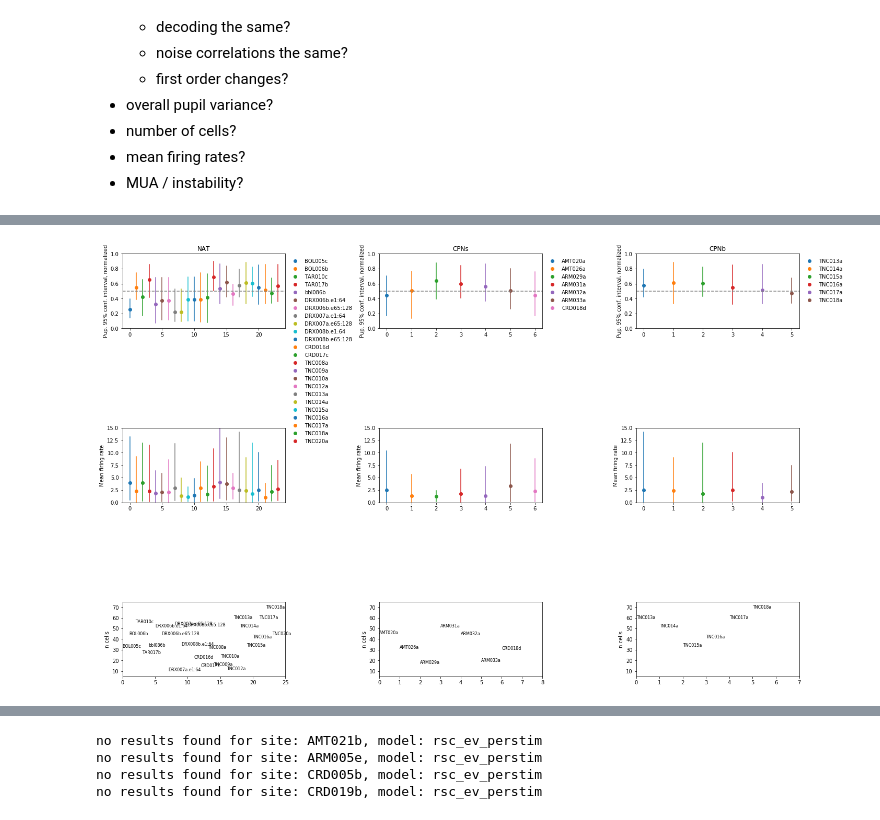
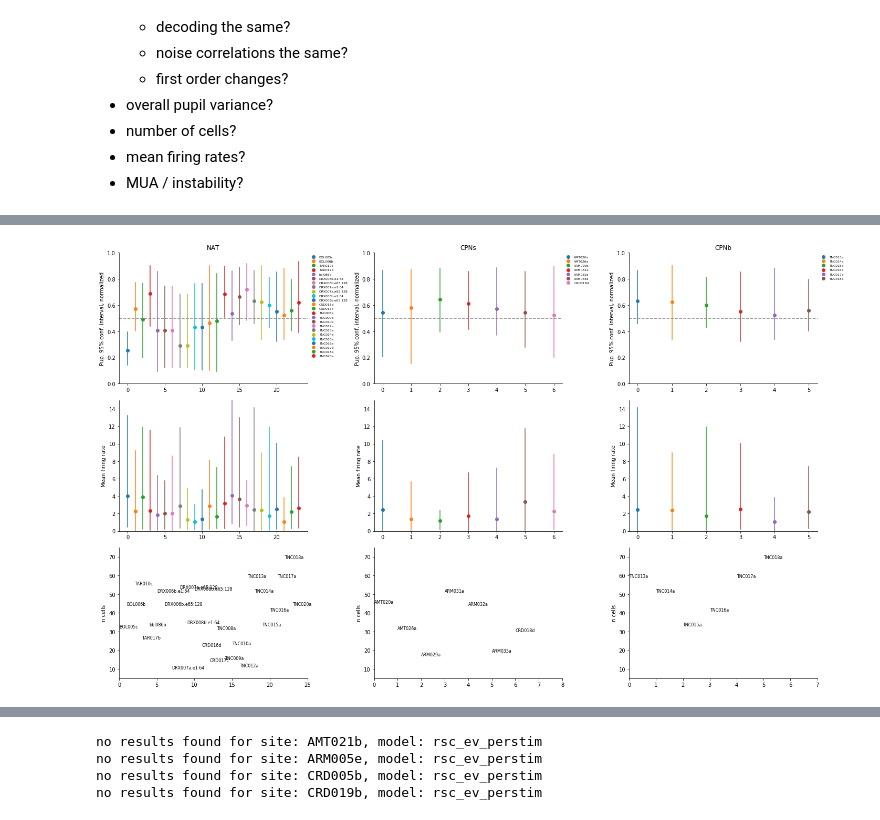
Before and after one commit to crheller/nat_pup_ms, a Jupyter notebook: qc/dataset_comparison.ipynb, the cells around one changed output, grey strips where cells are left out. Saved outputs shown, nothing was run; the diff lists cells and outputs as text; code cells hidden in the pictures.

```diff
--- a/qc/dataset_comparison.ipynb
+++ b/qc/dataset_comparison.ipynb
@@ -15,6 +15,7 @@ import sys; sys.path.append("/auto/users/hellerc/code/projects/nat_pupil_ms/")
 from global_settings import CPN_SITES, HIGHR_SITES
 import charlieTools.nat_sounds_ms.decoding as decoding
 import charlieTools.nat_sounds_ms.preprocessing as cpreproc
+from nems_lbhb.analysis.statistics import get_bootstrapped_sample, get_direct_prob
 import load_results as ld
 from path_settings import DPRIME_DIR, PY_FIGURES_DIR, PY_FIGURES_DIR2, CACHE_PATH, REGRESSION
 
@@ -23,4 +24,7 @@ import seaborn as sns
 import pandas as pd
 import numpy as np
 import os
+import matplotlib as mpl
+mpl.rcParams['axes.spines.right'] = False
+mpl.rcParams['axes.spines.top'] = False
 # %% [output]
@@ -67,36 +99,36 @@ f, ax = plt.subplots(3, 3, figsize=(20, 12))
 for i, (sites, dataset) in enumerate(zip([nat_data, cpns_data, cpnb_data], ['NAT', 'CPNs', 'CPNb'])):
 #for i, (sites, dataset) in enumerate(zip([nat_data], ['NAT'])):
     for j, s in enumerate(sites):
         # pupil
         p = rdata[s][2][:, :, :, ~rdata[s][1][0, 0, 0, :]].squeeze() # X_pup, keep evoked data
-        p /= rdata[s][-1] #p.max()
+        p /= p.max() #rdata[s][-1] #p.max()
         ax[0, i].plot(j, p.mean(), 'o', label=s)
         ax[0, i].plot([j, j], [np.quantile(p, 0.025), np.quantile(p, 0.975)], color=ax[0, i].get_lines()[-1].get_color())
         # firing rate
         r = rdata[s][0][:, :, :, ~rdata[s][1][0, 0, 0, :]].squeeze()
         ur = r.mean(axis=(1,2,3))
         ax[1, i].plot(j, ur.mean(), 'o', label=s)
         ax[1, i].plot([j, j], [np.quantile(ur, 0.025), np.quantile(ur, 0.975)], color=ax[1, i].get_lines()[-1].get_color())
 
         #ax[2, i].plot(j, len(ur), 'o')
         ax[2, i].text(j, len(ur), s, fontsize=8)
 
-    ax[0, i].legend(bbox_to_anchor=(1, 1), loc='upper left', frameon=False)
+    ax[0, i].legend(bbox_to_anchor=(1, 1), loc='upper left', frameon=False, fontsize=6)
     ax[0, i].set_ylim((0, 1))
     ax[0, i].axhline(0.5, linestyle='--', color='grey')
     ax[0, i].set_title(dataset)
     ax[0, i].set_ylabel("Pup. 95% conf. interval, normalized")
 
     ax[1, i].set_ylabel("Mean firing rate")
     ax[1, i].set_ylim((0, 15))
 
     ax[2, i].set_ylabel("n cells")
     ax[2, i].set_ylim((5, 75))
     ax[2, i].set_xlim((0, len(sites)+1))
 
 f.tight_layout()
 # %% [output]
-[figure, old version]
+[figure, new version]
 # %%
 # DECODING EFFECTS PER SITE
 f, ax = plt.subplots(1, 3, figsize=(20, 4))
```
Also changed, not shown: parts of 7 cells of this notebook, 3 other files.
